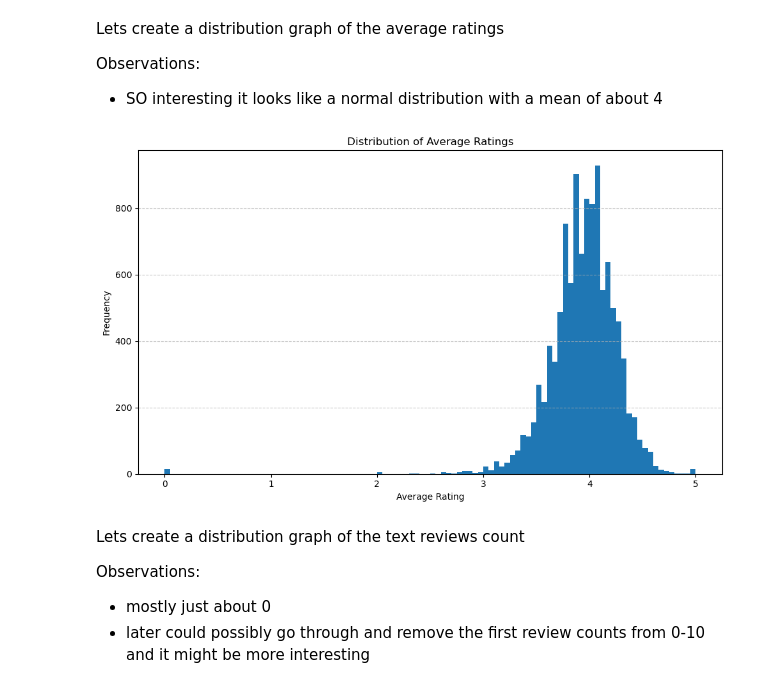
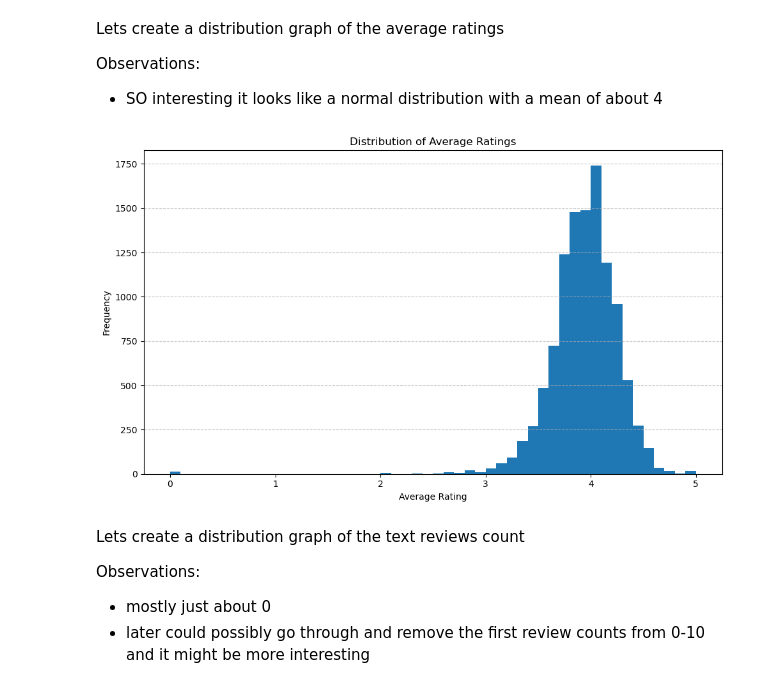
Before and after one commit to eva-butler/DS4003_evabutler, a Jupyter notebook: sprint2.ipynb, the cells around one changed output. Saved outputs shown, nothing was run; the diff lists cells and outputs as text; code cells hidden in the pictures.

```diff
--- a/sprint2.ipynb
+++ b/sprint2.ipynb
@@ -271,15 +271,15 @@ Observations:
 # %%
 
 plt.figure(figsize=(10, 6))#set fig size
-plt.hist(goodreads_df['average_rating'], bins=100) #i want about 100 bins so that it looks pretty smooth
+plt.hist(goodreads_df['average_rating'], bins=50) #i want about 100 bins so that it looks pretty smooth
 plt.title('Distribution of Average Ratings')#set the title
 plt.xlabel('Average Rating')#set X label
 plt.ylabel('Frequency')#set Y label
 plt.grid(axis='y', linestyle='--', alpha=0.7) #set the grids
 plt.tight_layout() #as abv, set a tight layout
 plt.show()#show the graph
 # %% [output]
-[figure, old version]
+[figure, new version]
 # %% [markdown]
 Lets create a distribution graph of the text reviews count
 
```
Also changed, not shown: 2 other files.
